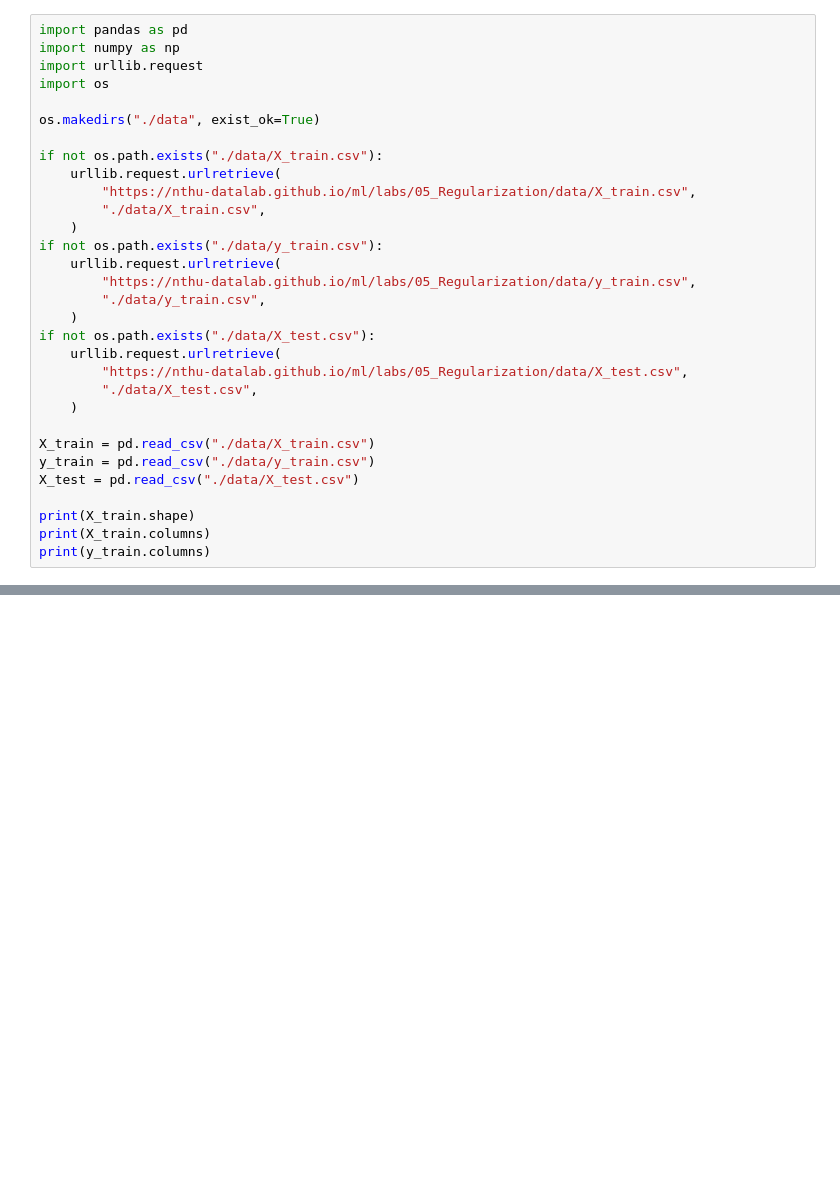
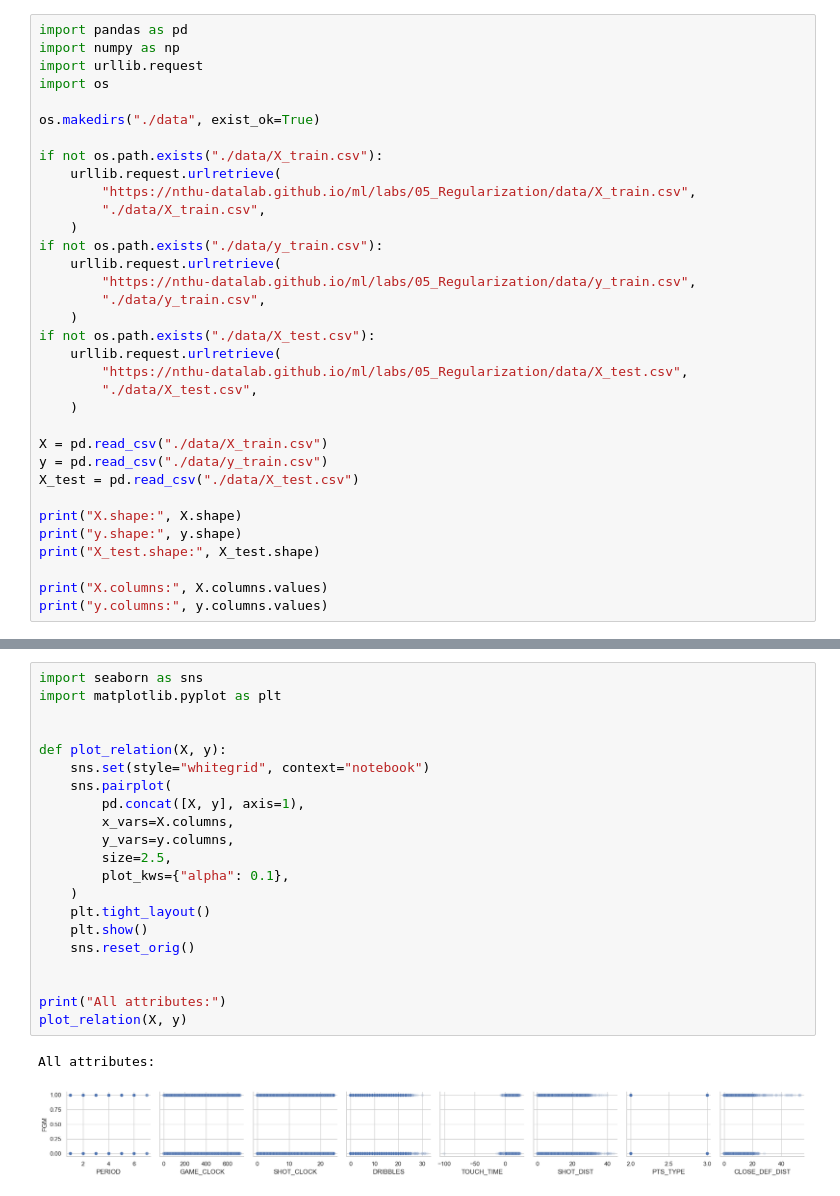
Before and after one commit to dasbd72/NTHU-DL-2024, a Jupyter notebook: lab05/Lab05.ipynb, the cells around one changed output, grey strips where cells are left out. Drawn from its saved outputs; the diff is of its cells as text; blank space fills up the shorter version.

```diff
--- a/lab05/Lab05.ipynb
+++ b/lab05/Lab05.ipynb
@@ -22,11 +58,14 @@ if not os.path.exists("./data/X_test.csv"):
         "./data/X_test.csv",
     )
 
-X_train = pd.read_csv("./data/X_train.csv")
-y_train = pd.read_csv("./data/y_train.csv")
+X = pd.read_csv("./data/X_train.csv")
+y = pd.read_csv("./data/y_train.csv")
 X_test = pd.read_csv("./data/X_test.csv")
 
-print(X_train.shape)
-print(X_train.columns)
-print(y_train.columns)
+print("X.shape:", X.shape)
+print("y.shape:", y.shape)
+print("X_test.shape:", X_test.shape)
+
+print("X.columns:", X.columns.values)
+print("y.columns:", y.columns.values)
 # %% [output]
@@ -37,0 +96,24 @@ Index(['FGM'], dtype='object')
+# %%
+import seaborn as sns
+import matplotlib.pyplot as plt
+
+
+def plot_relation(X, y):
+    sns.set(style="whitegrid", context="notebook")
+    sns.pairplot(
+        pd.concat([X, y], axis=1),
+        x_vars=X.columns,
+        y_vars=y.columns,
+        size=2.5,
+        plot_kws={"alpha": 0.1},
+    )
+    plt.tight_layout()
+    plt.show()
+    sns.reset_orig()
+
+
+print("All attributes:")
+plot_relation(X, y)
+# %% [output]
+All attributes:
+[figure, added]
```
Also changed, not shown: parts of 25 cells of this notebook.
